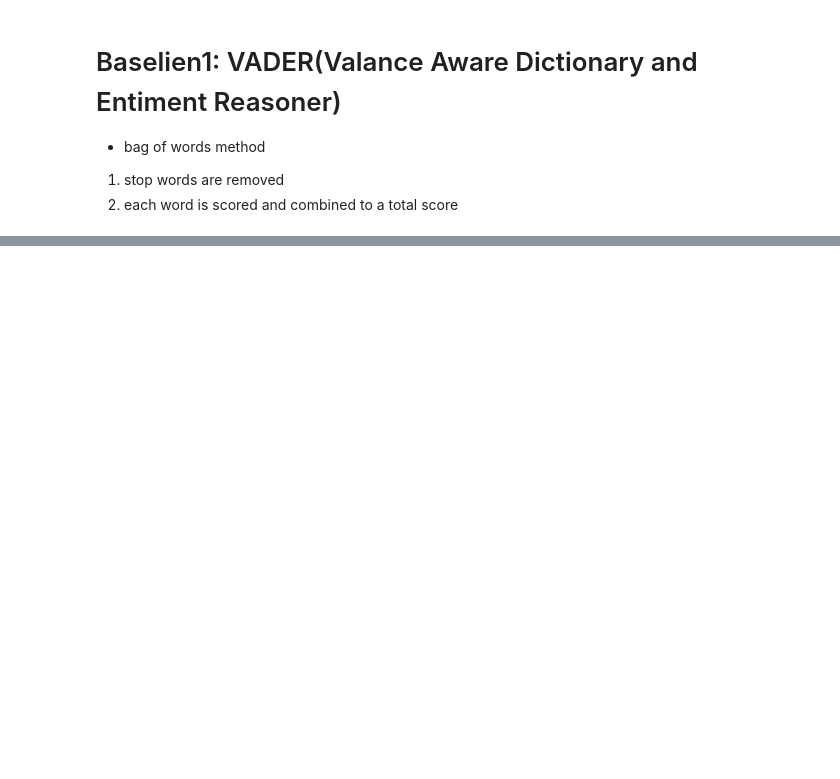
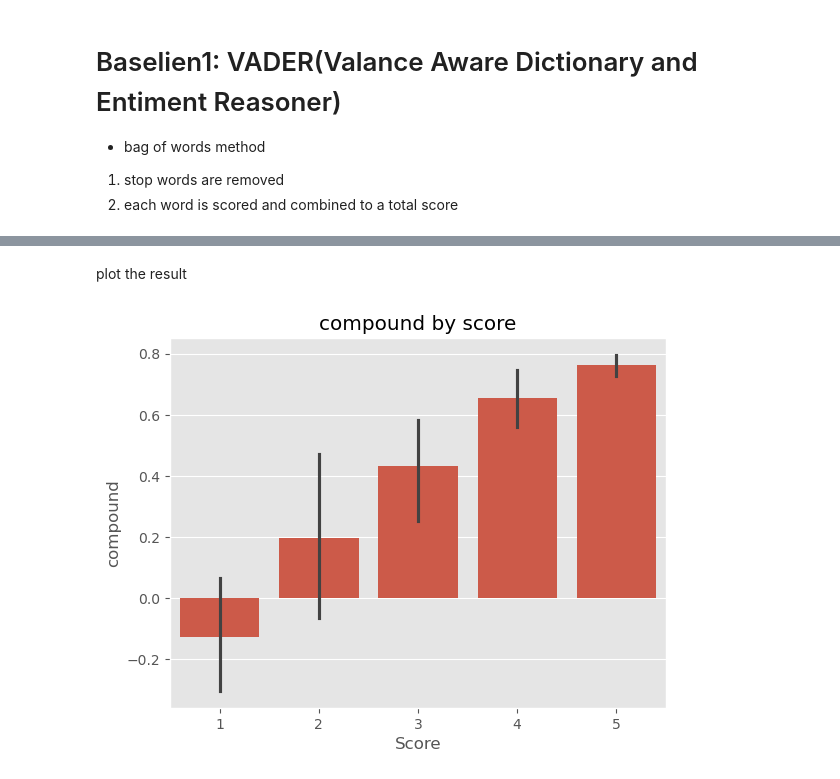
Before and after one commit to kdeng-gzcn/NLP-learning, a Jupyter notebook: NLTK Transformer project/project.ipynb, the cells around one changed output, grey strips where cells are left out. Drawn from its saved outputs; the diff is of its cells as text; code cells hidden in the pictures; blank space fills up the shorter version.

```diff
--- a/NLTK Transformer project/project.ipynb
+++ b/NLTK Transformer project/project.ipynb
@@ -133,0 +140,2 @@ entities.pprint()
+# %%
+sen_int_analyzer = SentimentIntensityAnalyzer()
@@ -133,0 +171,11 @@ entities.pprint()
+# %%
+result = {} # empty dict
+
+for i, row in tqdm(df.iterrows(), total=len(df)):
+    text = row.Text
+    myid = row.Id
+    result[myid] = sen_int_analyzer.polarity_scores(text)
+# %%
+vaders = pd.DataFrame(result).T
+vaders = vaders.reset_index().rename(columns={'index': 'Id'})
+vaders.head()
@@ -133,0 +189,2 @@ entities.pprint()
+# %%
+vaders = vaders.merge(df, how='left') # left join with original data
@@ -133,0 +201,12 @@ entities.pprint()
+# %% [markdown]
+plot the result
+# %%
+ax = sns.barplot(
+    data = vaders,
+    x='Score',
+    y='compound'
+)
+ax.set_title('compound by score')
+plt.show()
+# %% [output]
+[figure, added]
```
Also changed, not shown: parts of 14 cells of this notebook.
